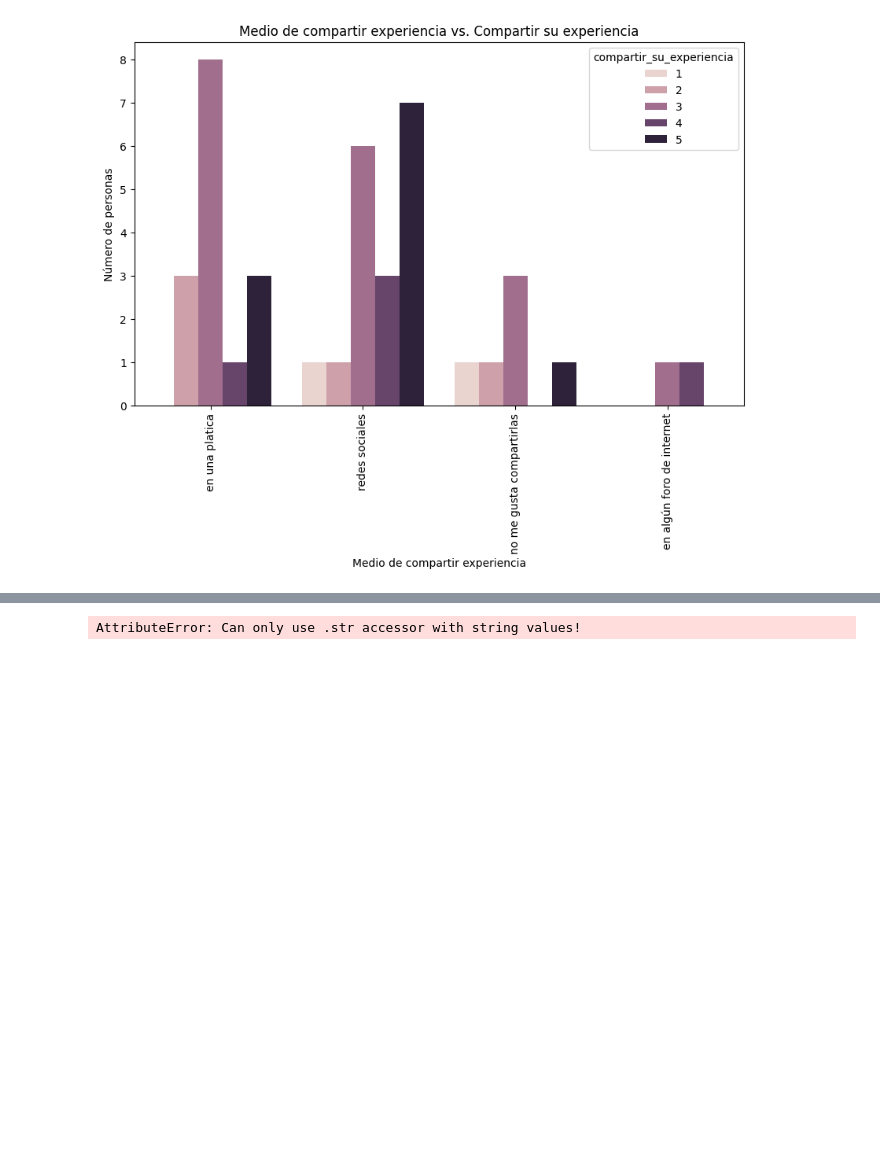
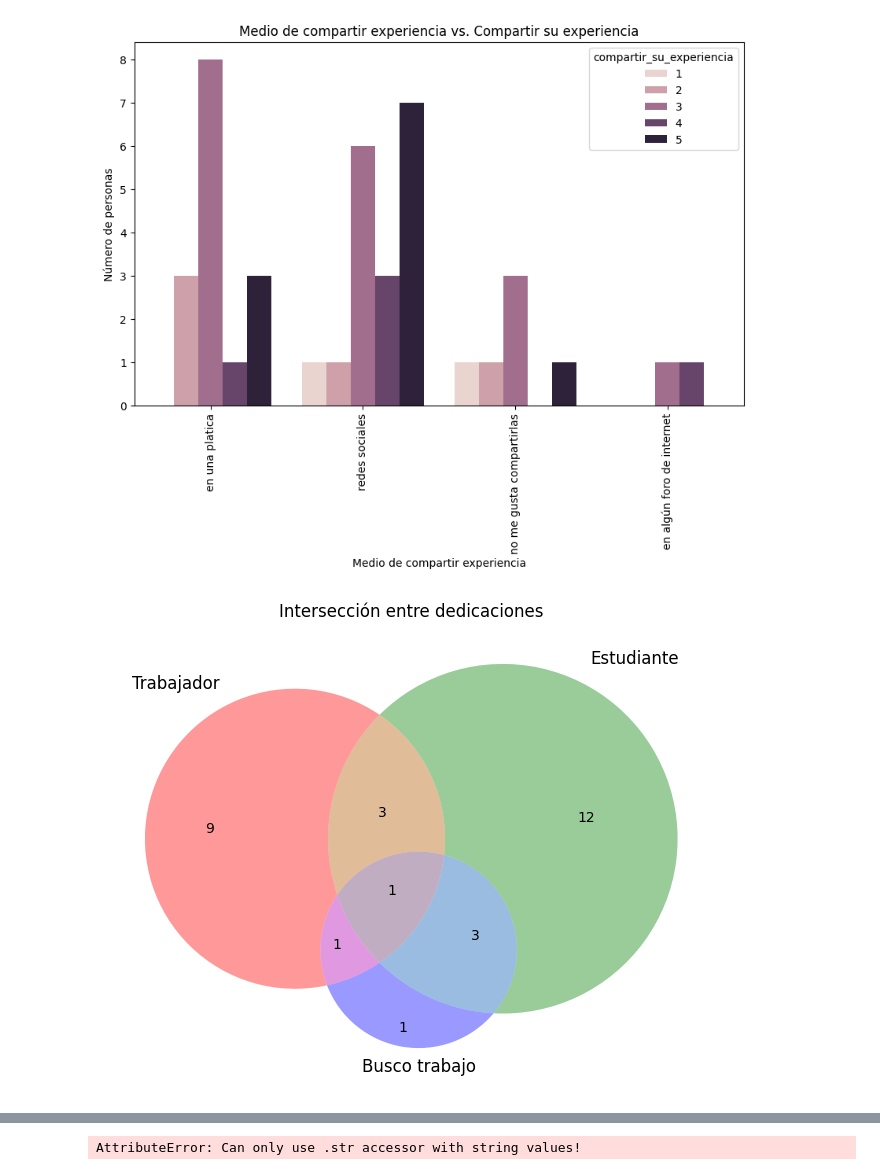
Before and after one commit to Abril131/Survey-Analysis, a Jupyter notebook: reporte_encuesta.ipynb, the cells around one changed output, grey strips where cells are left out. Saved outputs shown, nothing was run; the diff lists cells and outputs as text; code cells hidden in the pictures; blank space fills up the shorter version.

```diff
--- a/reporte_encuesta.ipynb
+++ b/reporte_encuesta.ipynb
@@ -159,3 +175,32 @@ plt.xticks(rotation=90)
 plt.show()
 # %% [output]
 [figure]
+# %%
+
+from matplotlib_venn import venn3
+import matplotlib.pyplot as plt
+
+# Supongamos que df_modified ya está cargado con tus datos
+
+# Dividimos las respuestas múltiples en listas
+df_modified['dedicación_split'] = df_modified['dedicación'].str.split(',')
+
+# Limpiamos los espacios y convertimos a minúsculas
+df_modified['dedicación_split'] = df_modified['dedicación_split'].apply(lambda x: [i.strip().lower() for i in x])
+
+# Filtrar las categorías deseadas
+dedicacion_categories = ['trabajador', 'estudiante', 'busco trabajo']
+
+# Definir conjuntos para cada categoría
+set_trabajador = set(df_modified[df_modified['dedicación_split'].apply(lambda x: 'trabajador' in x)].index)
+set_estudiante = set(df_modified[df_modified['dedicación_split'].apply(lambda x: 'estudiante' in x)].index)
+set_jubilado = set(df_modified[df_modified['dedicación_split'].apply(lambda x: 'busco trabajo' in x)].index)
+
+# Crear el gráfico de Venn para tres conjuntos
+plt.figure(figsize=(10, 6))
+venn = venn3([set_trabajador, set_estudiante, set_jubilado],
+             set_labels=('Trabajador', 'Estudiante', 'Busco trabajo'))
+plt.title('Intersección entre dedicaciones')
+plt.show()
+# %% [output]
+[figure, added]
```
Also changed, not shown: parts of 11 cells of this notebook, 1 other file.
